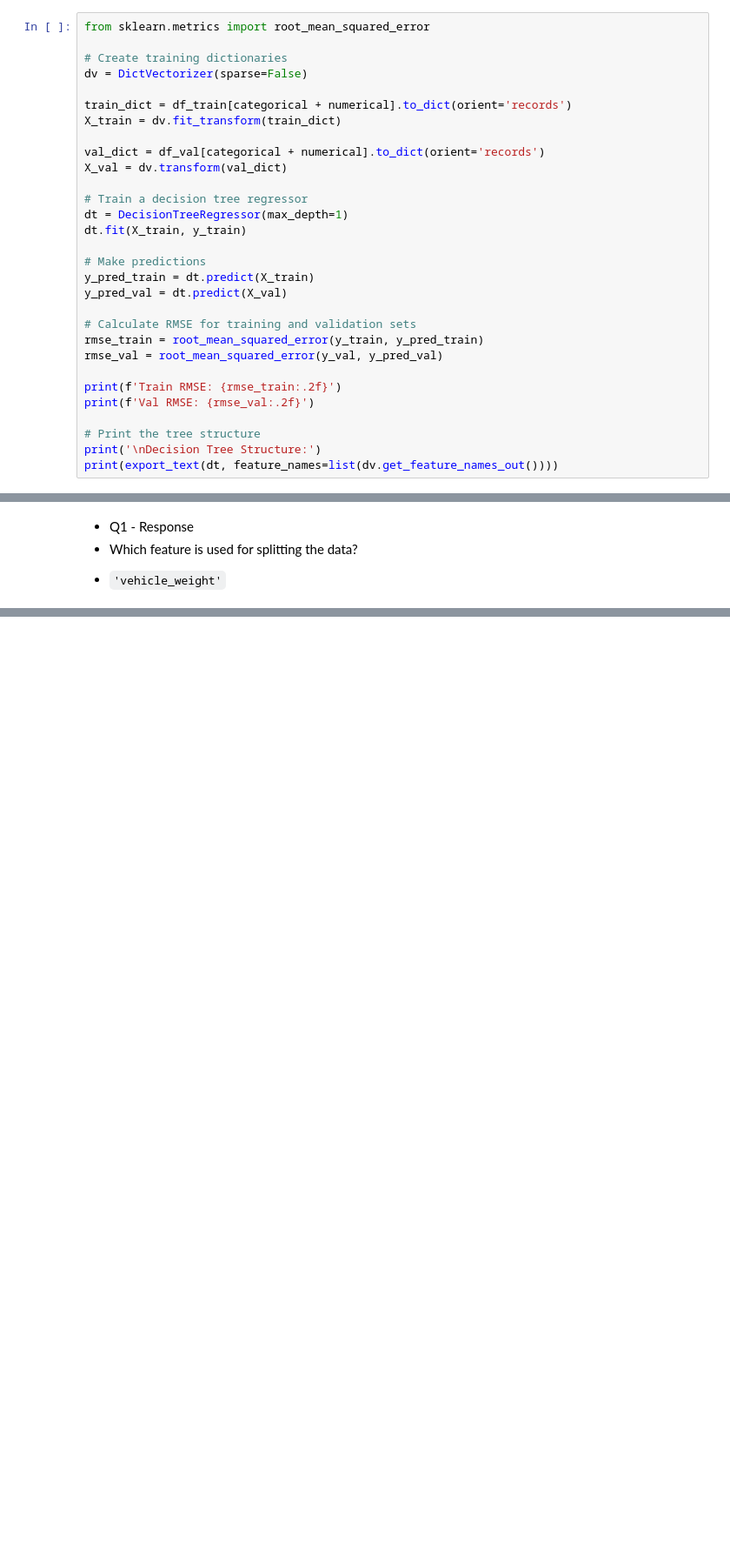
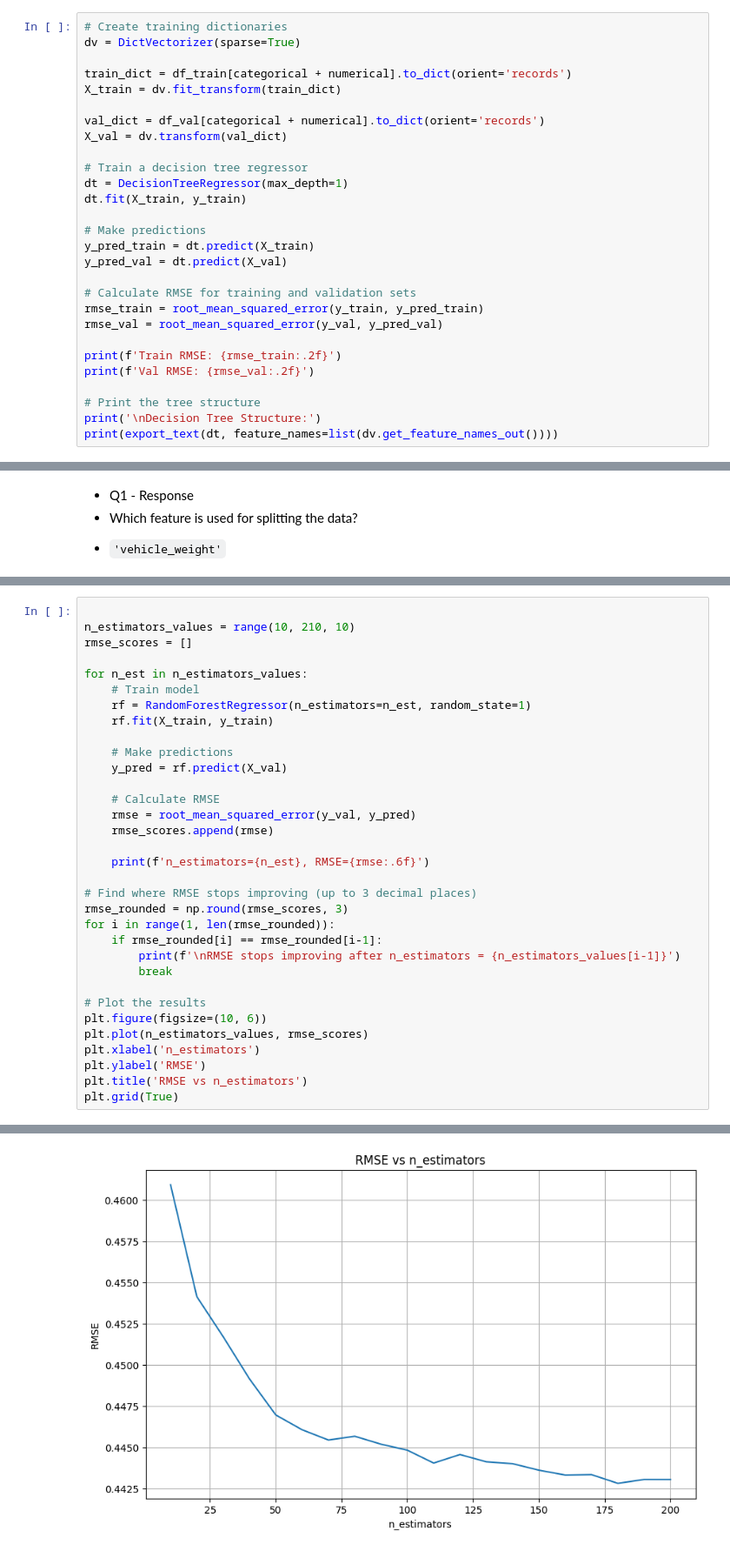
Before and after one commit to ayoquiroga/ml-zoomcamp-2025, a Jupyter notebook: homeworks/homework6.ipynb, the cells around one changed output, grey strips where cells are left out. Shown at 87% size. Saved outputs shown, nothing was run; the diff lists cells and outputs as text; blank space fills up the shorter version.

```diff
--- a/homeworks/homework6.ipynb
+++ b/homeworks/homework6.ipynb
@@ -210,10 +192,8 @@ Which feature is used for splitting the data?
 * `'origin'`
 * `'fuel_type'`
 # %%
-from sklearn.metrics import root_mean_squared_error
-
 # Create training dictionaries
-dv = DictVectorizer(sparse=False)
+dv = DictVectorizer(sparse=True)
 
 train_dict = df_train[categorical + numerical].to_dict(orient='records')
 X_train = dv.fit_transform(train_dict)
@@ -284,0 +283,34 @@ Val RMSE: 1.554945
+# %%
+
+n_estimators_values = range(10, 210, 10)
+rmse_scores = []
+
+for n_est in n_estimators_values:
+    # Train model
+    rf = RandomForestRegressor(n_estimators=n_est, random_state=1)
+    rf.fit(X_train, y_train)
+
+    # Make predictions
+    y_pred = rf.predict(X_val)
+
+    # Calculate RMSE
+    rmse = root_mean_squared_error(y_val, y_pred)
+    rmse_scores.append(rmse)
+
+    print(f'n_estimators={n_est}, RMSE={rmse:.6f}')
+
+# Find where RMSE stops improving (up to 3 decimal places)
+rmse_rounded = np.round(rmse_scores, 3)
+for i in range(1, len(rmse_rounded)):
+    if rmse_rounded[i] == rmse_rounded[i-1]:
+        print(f'\nRMSE stops improving after n_estimators = {n_estimators_values[i-1]}')
+        break
+
+# Plot the results
+plt.figure(figsize=(10, 6))
+plt.plot(n_estimators_values, rmse_scores)
+plt.xlabel('n_estimators')
+plt.ylabel('RMSE')
+plt.title('RMSE vs n_estimators')
+plt.grid(True)
+# %% [output]
@@ -284,0 +334 @@ Val RMSE: 1.554945
+[figure, added]
```
Also changed, not shown: parts of 12 cells of this notebook.
